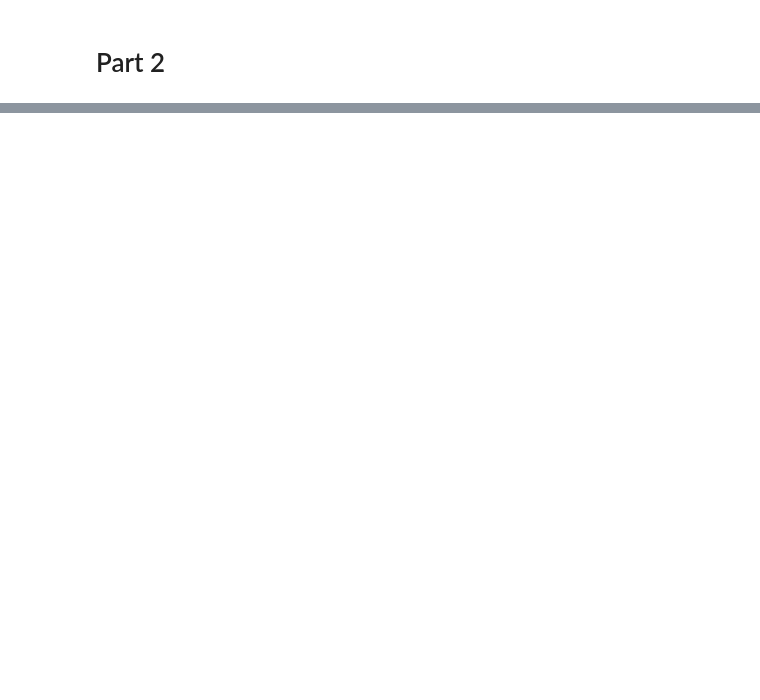
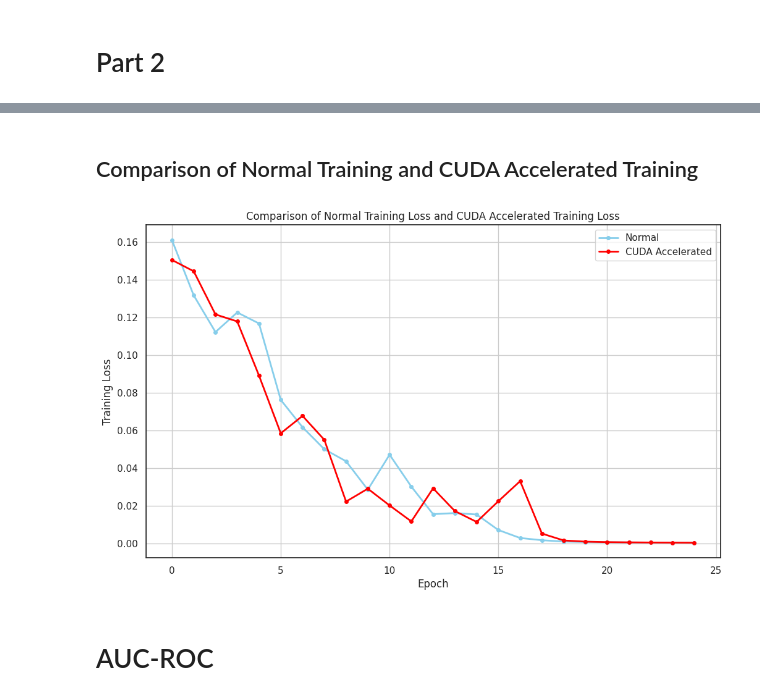
Before and after one commit to romerocruzsa/hpc_accelerated_imaging, a Jupyter notebook: data_exploration.ipynb, the cells around one changed output, grey strips where cells are left out. Drawn from its saved outputs; the diff is of its cells as text; code cells hidden in the pictures; blank space fills up the shorter version.

```diff
--- a/data_exploration.ipynb
+++ b/data_exploration.ipynb
@@ -182,0 +577,24 @@ IsADirectoryError: ignored
+# %% [markdown]
+## Comparison of Normal Training and CUDA Accelerated Training
+# %%
+# Extract keys and values from the dictionaries
+
+loss = list(range(len(epoch_t_loss_cuda)))
+loss_cuda_values = list(epoch_t_loss_cuda)
+
+# Plotting both on the same graph
+plt.figure(figsize=(12,7))
+
+plt.plot(range(len(loss_values)), loss_values, label='Normal', color='skyblue', marker='.', linestyle='-', linewidth=2, markersize=8)
+plt.plot(range(len(loss_cuda_values)), loss_cuda_values, label='CUDA Accelerated', color='red', marker='.', linestyle='-', linewidth=2, markersize=8)
+
+plt.xlabel('Epoch')
+plt.ylabel('Training Loss')
+plt.title('Comparison of Normal Training Loss and CUDA Accelerated Training Loss')
+plt.legend()
+plt.grid(True)
+plt.show()
+# %% [output]
+[figure, added]
+# %% [markdown]
+# AUC-ROC
```
Also changed, not shown: parts of 24 cells of this notebook.
